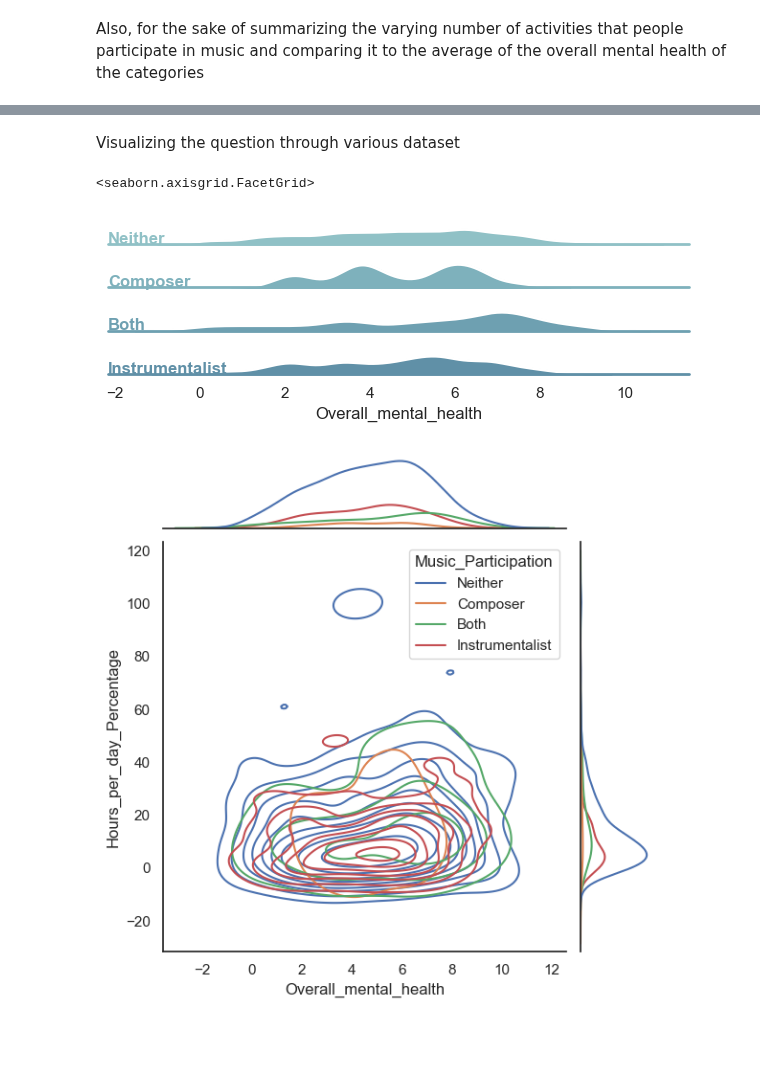
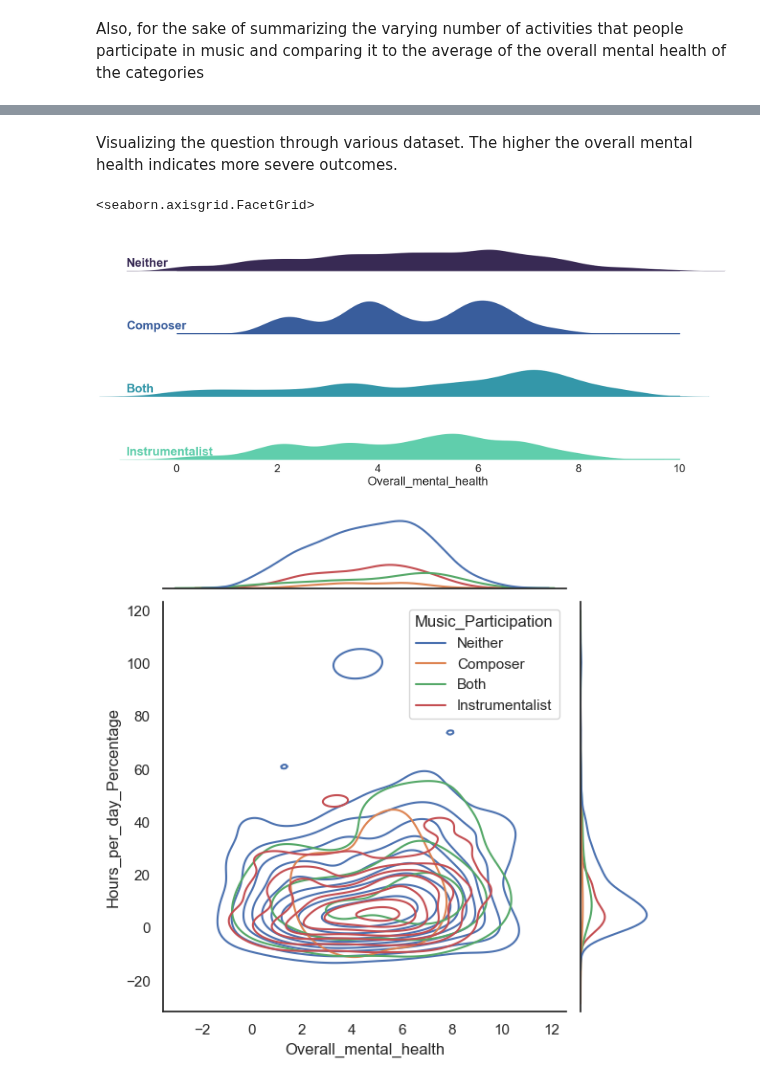
Before and after one commit to ubco-W2022T2-data301/project-group-group12, a Jupyter notebook: analysis/analysis1.ipynb, the cells around one changed output, grey strips where cells are left out. Drawn from its saved outputs; the diff is of its cells as text; code cells hidden in the pictures; blank space fills up the shorter version.

```diff
--- a/analysis/analysis1.ipynb
+++ b/analysis/analysis1.ipynb
@@ -181,3 +184,38 @@ chaindf.groupby("Music_Participation").mean()
 | Composer | 17.412753 | 5.320000 | 5.080000 | 4.160000 | 2.200000 | 4.692000 |
 | Instrumentalist | 8.652156 | 6.000000 | 4.448718 | 3.679487 | 2.653846 | 4.658333 |
 | Neither | 12.105145 | 5.829923 | 4.883632 | 3.649616 | 2.617647 | 4.741432 |
+# %%
+#wrapping it in a function
+def load_and_process(url_or_path_to_csv_file):
+
+    # Method Chain 1 (Load data and deal with missing data)
+
+    df1 = (
+        pd.read_csv(url_or_path_to_csv_file)
+        .dropna()
+        .reset_index(drop=True)
+)
+
+    # Method Chain 2 (Create new columns, drop others, and do processing)
+
+    df2 = (
+          df1
+        .assign(
+            Overall_mental_health=lambda x: x['Anxiety']*.35+x['Depression']*.35+x['Insomnia']*.2+x['OCD']*.1)
+        .assign(
+            Music_Participation=lambda x: x.apply(type_of_music, axis="columns"))
+        .reset_index(drop=True)
+        .assign(
+            Hours_per_day_Percentage=lambda x: x.apply(standardization,axis="columns")
+        )
+        .loc[:, ["Instrumentalist", "Composer", "Hours_per_day_Percentage", "Anxiety", "Depression","Insomnia","OCD", "Music effects","Music_Participation","Overall_mental_health"]]
+
+
+      )
+
+    # Make sure to return the latest dataframe
+
+    return df2
+
+df=load_and_process('../data/raw/music_therapy_and_mental_health_survey_results (1).csv')
+df
@@ -184,42 +236,44 @@ chaindf.groupby("Music_Participation").mean()
 # %% [markdown]
-Visualizing the question through various dataset
+Visualizing the question through various dataset. The higher the overall mental health indicates more severe outcomes.
 # %%
 import matplotlib.pyplot as plt
-sns.set_theme(style="white", rc={"axes.facecolor": (0, 0, 0, 0)})
+sns.set_theme(style="white", rc={"axes.facecolor": (0, 0, 0, 0)}, font_scale=2
+)
 
 # Initialize the FacetGrid object
 pal = sns.cubehelix_palette(10, rot=-.25, light=.7)
-g = sns.FacetGrid(chaindf, row="Music_Participation", hue="Music_Participation", aspect=15, height=.5, palette=pal)
+g = sns.FacetGrid(df, row="Music_Participation", hue="Music_Participation", aspect=8, height=2, palette="mako")
 
-# Draw the densities in a few steps
+# Draw the densities
 g.map(sns.kdeplot, "Overall_mental_health",
       bw_adjust=.5, clip_on=False,
       fill=True, alpha=1, linewidth=1.5)
 g.map(sns.kdeplot, "Overall_mental_health", clip_on=False, color="w", lw=2, bw_adjust=.5)
 
 # passing color=None to refline() uses the hue mapping
 g.refline(y=0, linewidth=2, linestyle="-", color=None, clip_on=False)
 
 
 # Define and use a simple function to label the plot in axes coordinates
 def label(x, color, label):
     ax = plt.gca()
-    ax.text(0, .2, label, fontweight="bold", color=color,
+    ax.text(-0.1, 0.2, label, fontweight="bold", color=color,
             ha="left", va="center", transform=ax.transAxes)
 
 
 g.map(label, "Overall_mental_health")
 
 # Set the subplots to overlap
 g.figure.subplots_adjust(hspace=.8)
 
 # Remove axes details that don't play well with overlap
 g.set_titles("")
 g.set(yticks=[], ylabel="")
 g.despine(bottom=True, left=True)
+g.set(xlim=(0, 10))
 # %% [output]
 <seaborn.axisgrid.FacetGrid>
-[figure, old version]
+[figure, new version]
 # %%
 # Seeing the music effects for composers -- determining the distribution of improvement, no effect, or worsening effect among composers vs noncomposers
 g = sns.jointplot(
```
Also changed, not shown: parts of 21 cells of this notebook, 1 other file.
